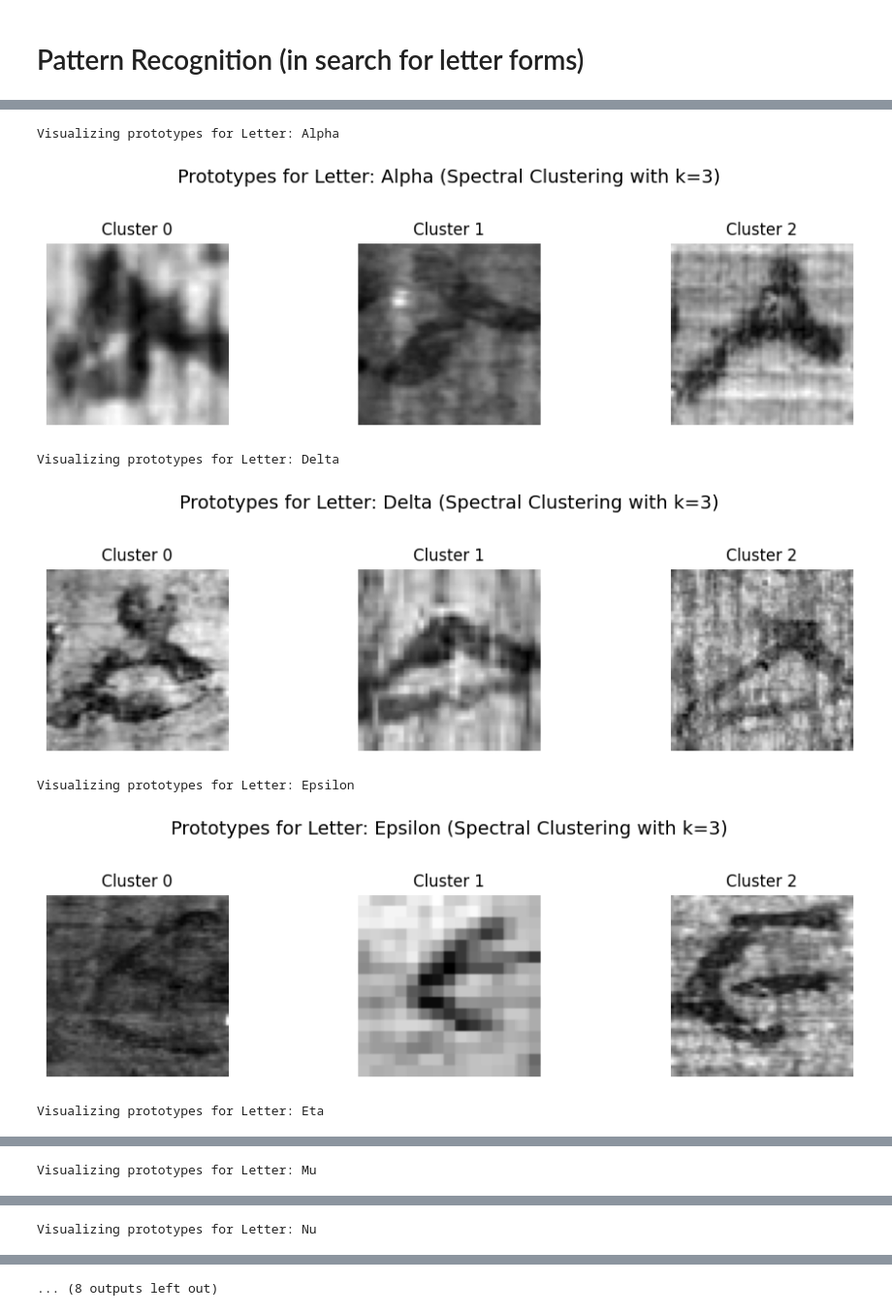
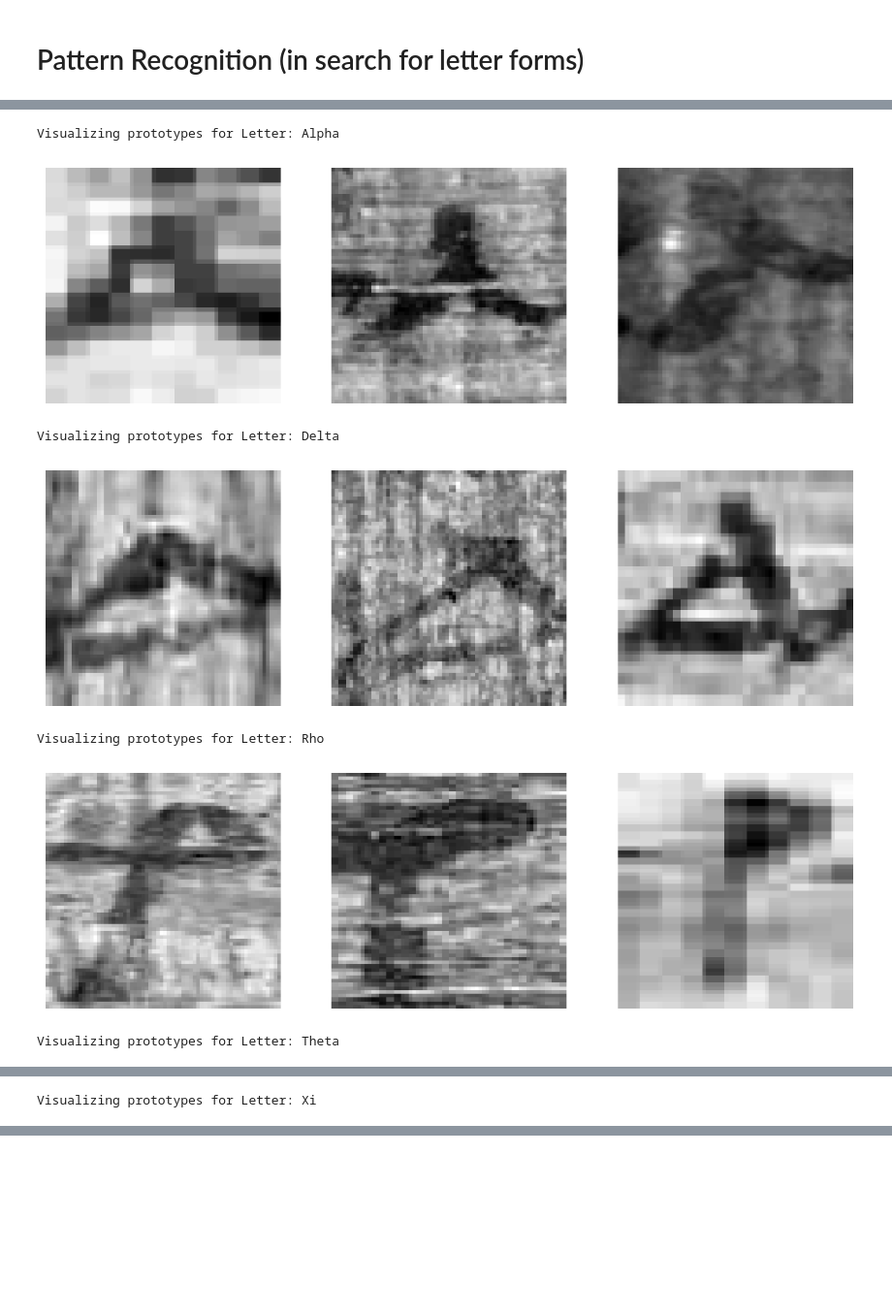
Before and after one commit to ipavlopoulos/diachronic-greek-letterforms, a Jupyter notebook: cnn_embeddings_clustering.ipynb, the cells around one changed output, grey strips where cells are left out. Shown at 97% size. Saved outputs shown, nothing was run; the diff lists cells and outputs as text; code cells hidden in the pictures; blank space fills up the shorter version.

Commit message:
Improved the letter form recognition

```diff
--- a/cnn_embeddings_clustering.ipynb
+++ b/cnn_embeddings_clustering.ipynb
@@ -1325,11 +1325,11 @@ from scipy.spatial.distance import cdist
 embeddings = train_embeddings_no_aug
 labels = train_labels_no_aug
 
-# Identify letters where optimal k is 3 for either KMeans or Spectral Clustering
+# Identify letters where optimal k is 3 for (either KMeans or) Spectral Clustering
 letters_with_3_clusters = set()
-for c, k in optimal_clusters.items():
-    if k == 3:
-        letters_with_3_clusters.add(label_encoder.inverse_transform([c])[0])
+#for c, k in optimal_clusters.items():
+#    if k == 3:
+#        letters_with_3_clusters.add(label_encoder.inverse_transform([c])[0])
 
 for c, k in optimal_clusters_spectral.items():
      if k == 3:
@@ -1371,7 +1371,7 @@ for letter in letters_with_3_clusters:
              continue
 
         plt.figure(figsize=(10, 3))
-        plt.suptitle(f"Prototypes for Letter: {letter} (Spectral Clustering with k=3)", fontsize=14)
+        #plt.suptitle(f"Prototypes for Letter: {letter} (Spectral Clustering with k=3)", fontsize=14)
 
         for cluster_id in range(3):
             # Find the medoid (sample closest to the centroid) for each cluster
@@ -1382,38 +1382,39 @@ for letter in letters_with_3_clusters:
                 distances_to_centroid = cdist(cluster_samples_embeddings, centroid.reshape(1, -1)).squeeze()
                 medoid_index_in_subset = cluster_samples_indices_in_subset[np.argmin(distances_to_centroid)]
 
                 # The index within the training set corresponding to this medoid sample is:
                 idx_in_train_set = class_indices_in_train_set[medoid_index_in_subset]
 
                 # Get the original image from the loader using the index within the train subset
                 try:
                     img, _ = train_loader_no_aug.dataset[idx_in_train_set]
 
                     if isinstance(img, torch.Tensor):
                         img = img.squeeze().cpu().numpy()
 
                     plt.subplot(1, 3, cluster_id + 1)
                     plt.imshow(img, cmap="gray")
-                    plt.title(f"Cluster {cluster_id}")
+                    #plt.title(f"Cluster {cluster_id}")
                     plt.axis("off")
                 except IndexError:
                      print(f"Error retrieving image for letter {letter}, cluster {cluster_id} at training set index {idx_in_train_set}. Index might be out of bounds for the dataset.")
                      continue
             else:
                 print(f"Warning: Cluster {cluster_id} for letter {letter} is empty. Skipping prototype visualization.")
 
 
-        plt.tight_layout(rect=[0, 0.03, 1, 0.95]) # Adjust layout to prevent suptitle overlap
+        #plt.tight_layout(rect=[0, 0.03, 1, 0.95]) # Adjust layout to prevent suptitle overlap
+        plt.tight_layout()
         plt.show()
 
     except Exception as e:
         print(f"Error performing Spectral Clustering for letter {letter}: {e}")
         continue
 # %% [output]
 Visualizing prototypes for Letter: Alpha
-[figure, old version]
+[figure, new version]
 Visualizing prototypes for Letter: Delta
-[figure, old version]
+[figure, new version]
-Visualizing prototypes for Letter: Epsilon
+Visualizing prototypes for Letter: Rho
-[figure, old version]
+[figure, new version]
-Visualizing prototypes for Letter: Eta
+Visualizing prototypes for Letter: Theta
@@ -1421 +1422 @@ Visualizing prototypes for Letter: Eta
-Visualizing prototypes for Letter: Mu
+Visualizing prototypes for Letter: Xi
@@ -1423 +1423,0 @@ Visualizing prototypes for Letter: Mu
-Visualizing prototypes for Letter: Nu
@@ -1425 +1423,0 @@ Visualizing prototypes for Letter: Nu
-... (8 outputs left out)
```
Also changed, not shown: parts of 7 cells of this notebook.
